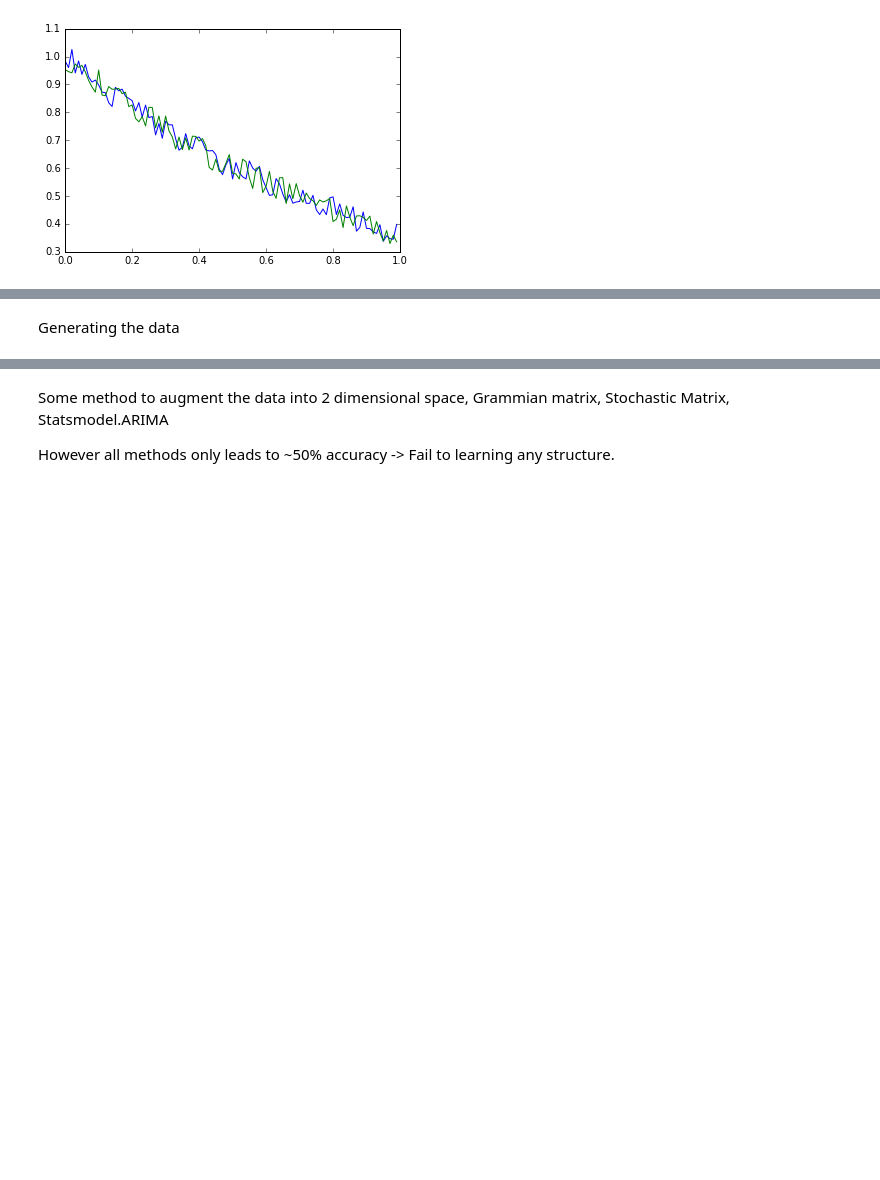
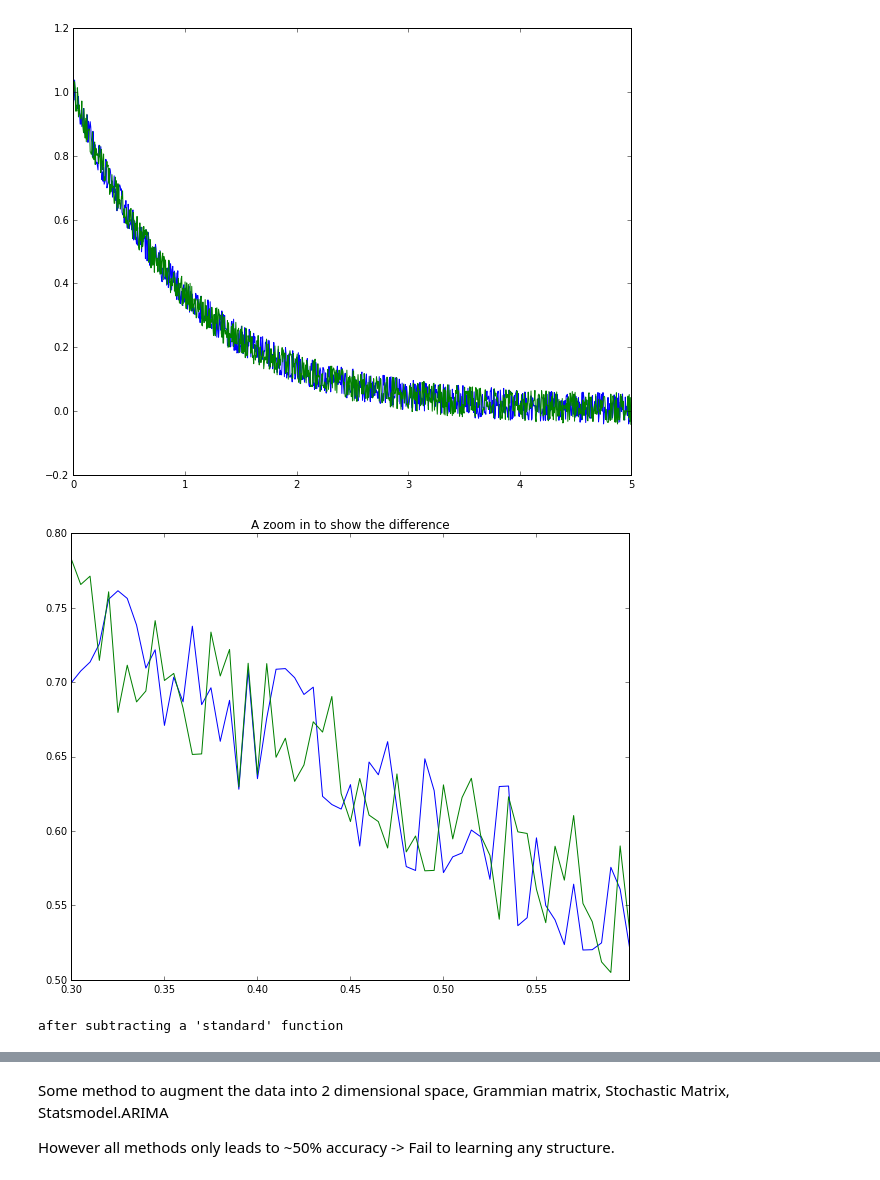
Before and after one commit to hareyakana/Presentation-Materials, a Jupyter notebook: Problem.ipynb, the cells around one changed output, grey strips where cells are left out. Cells and saved outputs as stored; diff of their text form; code cells hidden in the pictures; blank space fills up the shorter version.

Commit message:
long due update
some work involved with .root files, extending python MC to actual data

```diff
--- a/Problem.ipynb
+++ b/Problem.ipynb
@@ -4,13 +10,19 @@
 import numpy as np
 import matplotlib.pyplot as plt
 
-Ratio = np.random.rand(3)
+plt.rcParams['figure.figsize'] = (10.0, 8.0)
+
+Ratio = np.random.rand(2)
 Ratio = Ratio/sum(Ratio)
 
-x = np.arange(0,1,0.01)
+x = np.arange(0,5,0.005)
 y = np.exp(-x)
 
-y1 = Ratio[0]*np.exp(-(x+0.002*x))+Ratio[1]*np.exp(-(x+x*0.007))+Ratio[2]*np.exp(-x)
+Shift = np.random.rand(1)/100
+print(Shift)
+
+# y1 = Ratio[0]*np.exp(-(x+Shift[0]*x))+Ratio[1]*np.exp(-(x+x*Shift[1]))+Ratio[2]*np.exp(-x)
+y1 = Ratio[0]*np.exp(-(x+Shift[0]*x))+Ratio[1]*np.exp(-x)
 
 plt.figure()
 plt.plot(x,y)
@@ -32,12 +45,32 @@ Adding Noise to both function.
 # %%
 noise = 0.1
 
 y_noise = (np.random.rand(len(x))*noise-noise/2.)+y
 y1_noise = (np.random.rand(len(x))*noise-noise/2.)+y1
 
 plt.figure()
 plt.plot(x,y_noise)
 plt.plot(x,y1_noise)
 plt.show()
+
+plt.figure()
+plt.title("A zoom in to show the difference")
+plt.plot(x,y_noise)
+plt.plot(x,y1_noise)
+plt.xlim(0.30,0.60)
+plt.ylim(0.50,0.80)
+plt.show()
+
+d1 = y_noise - y
+d2 = y1_noise - y
+
+print("after subtracting a 'standard' function")
+
+plt.figure()
+plt.plot(x,d1,alpha=0.5)
+plt.plot(x,d2,alpha=0.5)
+plt.show()
 # %% [output]
-[figure, old version]
+[figure, new version]
+[figure, added]
+after subtracting a 'standard' function
@@ -44,2 +77,0 @@ plt.show()
-# %% [markdown]
-Generating the data
```
Also changed, not shown: parts of 11 cells of this notebook, 9 other files.
